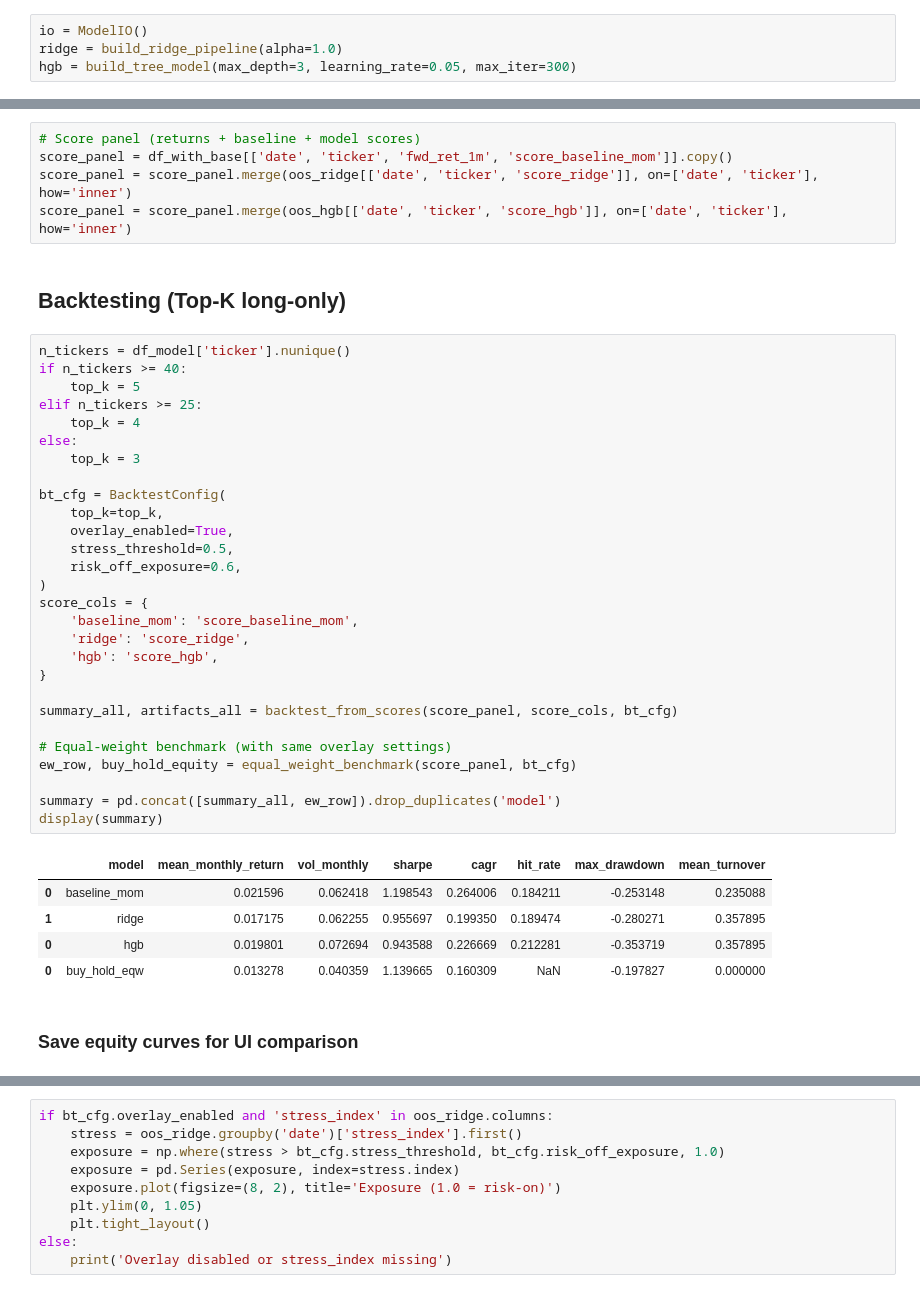
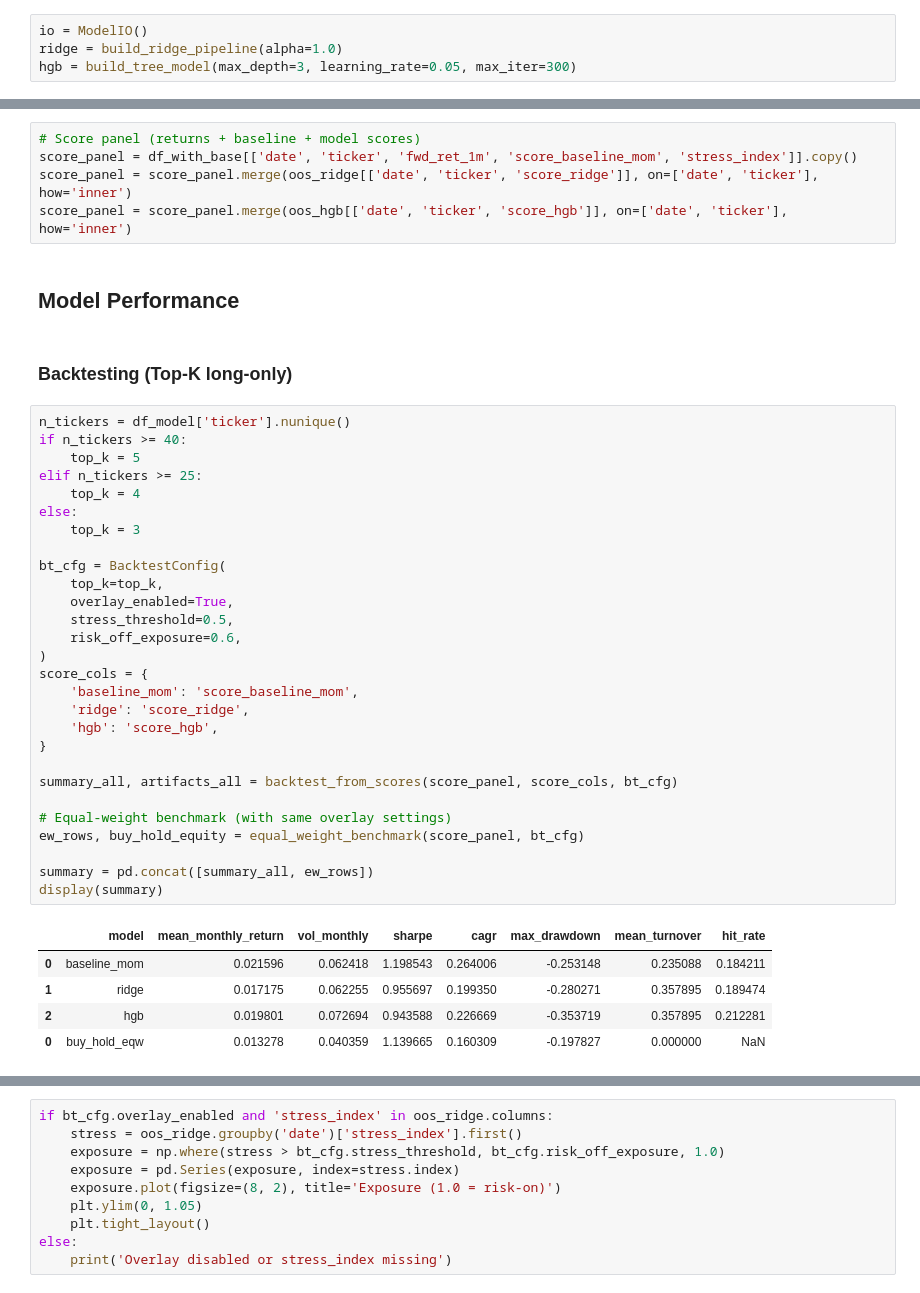
Before and after one commit to IgorDragone/hybrid-stock-prediction-thesis, a Jupyter notebook: notebooks/03_modeling.ipynb, the cells around one changed output, grey strips where cells are left out. Saved outputs shown, nothing was run; the diff lists cells and outputs as text.

```diff
--- a/notebooks/03_modeling.ipynb
+++ b/notebooks/03_modeling.ipynb
@@ -117,44 +130,44 @@ save_oos_scores_for_model(
 )
 # %%
 # Score panel (returns + baseline + model scores)
-score_panel = df_with_base[['date', 'ticker', 'fwd_ret_1m', 'score_baseline_mom']].copy()
+score_panel = df_with_base[['date', 'ticker', 'fwd_ret_1m', 'score_baseline_mom', 'stress_index']].copy()
 score_panel = score_panel.merge(oos_ridge[['date', 'ticker', 'score_ridge']], on=['date', 'ticker'], how='inner')
 score_panel = score_panel.merge(oos_hgb[['date', 'ticker', 'score_hgb']], on=['date', 'ticker'], how='inner')
+# %% [markdown]
+## Model Performance
 # %% [markdown]
-## Backtesting (Top‑K long‑only)
+### Backtesting (Top‑K long‑only)
 # %%
 n_tickers = df_model['ticker'].nunique()
 if n_tickers >= 40:
     top_k = 5
 elif n_tickers >= 25:
     top_k = 4
 else:
     top_k = 3
 
 bt_cfg = BacktestConfig(
     top_k=top_k,
     overlay_enabled=True,
     stress_threshold=0.5,
     risk_off_exposure=0.6,
 )
 score_cols = {
     'baseline_mom': 'score_baseline_mom',
     'ridge': 'score_ridge',
     'hgb': 'score_hgb',
 }
 
 summary_all, artifacts_all = backtest_from_scores(score_panel, score_cols, bt_cfg)
 
 # Equal‑weight benchmark (with same overlay settings)
-ew_row, buy_hold_equity = equal_weight_benchmark(score_panel, bt_cfg)
+ew_rows, buy_hold_equity = equal_weight_benchmark(score_panel, bt_cfg)
 
-summary = pd.concat([summary_all, ew_row]).drop_duplicates('model')
+summary = pd.concat([summary_all, ew_rows])
 display(summary)
 # %% [output]
-|  | model | mean_monthly_return | vol_monthly | sharpe | cagr | hit_rate | max_drawdown | mean_turnover |
-| 0 | baseline_mom | 0.021596 | 0.062418 | 1.198543 | 0.264006 | 0.184211 | -0.253148 | 0.235088 |
-| 1 | ridge | 0.017175 | 0.062255 | 0.955697 | 0.199350 | 0.189474 | -0.280271 | 0.357895 |
-| 0 | hgb | 0.019801 | 0.072694 | 0.943588 | 0.226669 | 0.212281 | -0.353719 | 0.357895 |
-| 0 | buy_hold_eqw | 0.013278 | 0.040359 | 1.139665 | 0.160309 | NaN | -0.197827 | 0.000000 |
+|  | model | mean_monthly_return | vol_monthly | sharpe | cagr | max_drawdown | mean_turnover | hit_rate |
+| 0 | baseline_mom | 0.021596 | 0.062418 | 1.198543 | 0.264006 | -0.253148 | 0.235088 | 0.184211 |
+| 1 | ridge | 0.017175 | 0.062255 | 0.955697 | 0.199350 | -0.280271 | 0.357895 | 0.189474 |
+| 2 | hgb | 0.019801 | 0.072694 | 0.943588 | 0.226669 | -0.353719 | 0.357895 | 0.212281 |
+| 0 | buy_hold_eqw | 0.013278 | 0.040359 | 1.139665 | 0.160309 | -0.197827 | 0.000000 | NaN |
-# %% [markdown]
-### Save equity curves for UI comparison
```
Also changed, not shown: parts of 45 cells of this notebook, 1 other file.
